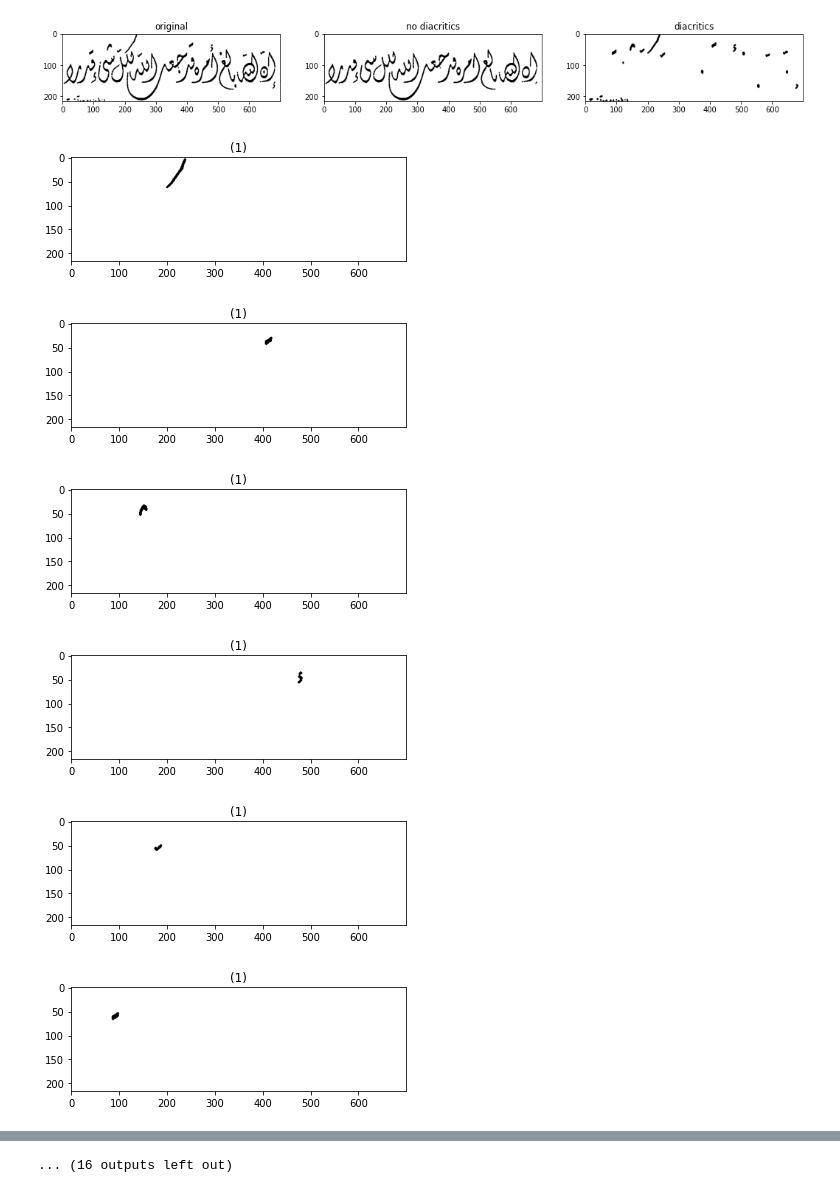
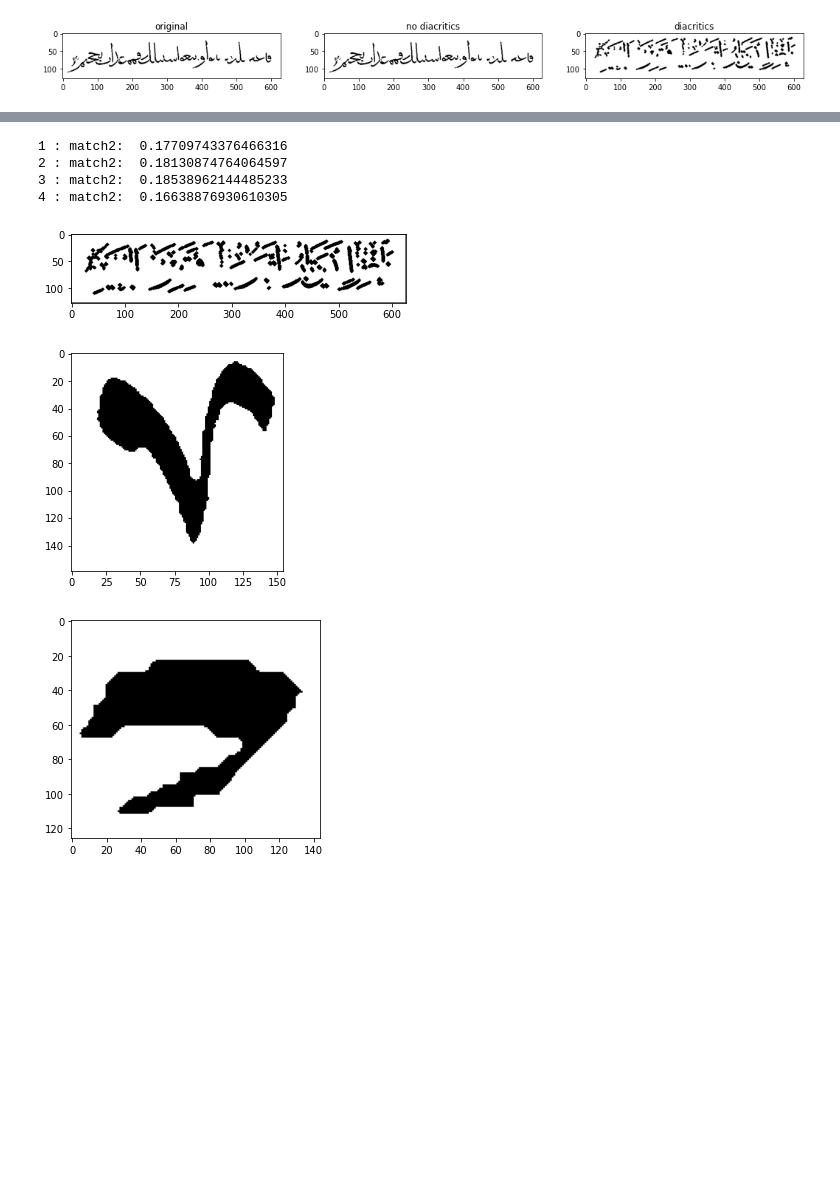
Before and after one commit to abdallahabusedo/Arabico, a Jupyter notebook: text_extraction.ipynb, the cells around one changed output, grey strips where cells are left out. Cells and saved outputs as stored; diff of their text form; code cells hidden in the pictures; blank space fills up the shorter version.

```diff
--- a/text_extraction.ipynb
+++ b/text_extraction.ipynb
@@ -11,7 +12,7 @@ from skimage.morphology import binary_dilation,binary_erosion
 %matplotlib inline
 # %%
 # read imahe and convert to Grey scale
-img = imread("./ACDB/ACdata_base/1/0001.jpg", as_gray=True)
+img = imread("./ACDB/ACdata_base/8/1306.jpg", as_gray=True)
 img = img.astype(np.float64) / np.max(img)
 img = 255 * img
 img = img.astype(np.uint8)
@@ -107,40 +108,35 @@ max_img = np.copy(img)
 max_num = 0
 # loop on pixels and if dark && !vis then apply flood fill on it
 for i in range(img_int.shape[0]):
     for j in range(img_int.shape[1]):
         if vis[i][j] == 0 and img_with_connection[i][j] == False:
             img_copy = np.copy(img)
             img_copy[:] = True
             size_comp = bfs(i,j,vis,img_with_connection,img_copy,img)
             if size_comp > max_num:
                 max_num = size_comp
                 max_img = np.copy(img_copy)
 
 img_diacritics = np.copy(img)
 img_diacritics =  ~(img^max_img)
 # get diacritics
 img_diacritics = binary_dilation(img_diacritics)
 img_diacritics = binary_erosion(img_diacritics)
 img_diacritics = binary_erosion(img_diacritics)
-show_images([img,max_img,img_diacritics],["original","no diacritics","diacritics"])
+show_images([max_img, max_img, img_diacritics], [
+            "original", "no diacritics", "diacritics"])
 vis = np.zeros(img.shape)
 imgs =[ ]
 for i in range(img.shape[0]):
     for j in range(img.shape[1]):
         if vis[i][j] == 0 and img_diacritics[i][j] == False:
             img_copy = np.copy(img)
             img_copy[:] = True
             size_comp = bfs(i,j,vis,img_diacritics,img_copy,img_diacritics)
             ratio = size_comp/(img.shape[0]*img.shape[1])
             if ratio > 1/10000:
                 imgs.append(img_copy)
-for i in imgs:
-    show_images([i])
+# for i in imgs:
+#     show_images([i])
 # %% [output]
-[figure, old version]
+[figure, new version]
-[figure, removed]
-[figure, removed]
-[figure, removed]
-[figure, removed]
-[figure, removed]
-[figure, removed]
@@ -152 +143,48 @@ for i in imgs:
-... (16 outputs left out)
+# %%
+Template1 = imread("./1.png", as_gray=True)
+Template2 = imread("./2.png", as_gray=True)
+_, BW1 = cv2.threshold(Template1, 0, 255, cv2.THRESH_BINARY)
+_, BW2 = cv2.threshold(Template2, 0, 255, cv2.THRESH_BINARY)
+BW1 = BW1.astype(np.uint8)
+BW2 = BW2.astype(np.uint8)
+contours1 , hierarchy = cv2.findContours(BW1,cv2.RETR_CCOMP,cv2.CHAIN_APPROX_SIMPLE)
+contours2 , hierarchy = cv2.findContours(BW2,cv2.RETR_CCOMP,cv2.CHAIN_APPROX_SIMPLE)
+
+SC1 = sorted(contours1,key=cv2.contourArea,reverse=True)
+SC2 = sorted(contours2,key=cv2.contourArea,reverse=True)
+
+temp1 = SC1[1]
+temp2 = SC2[1]
+
+img_diacritics = img_diacritics.astype(np.uint8)
+contours3, hierarchy = cv2.findContours(img_diacritics, cv2.RETR_CCOMP, cv2.CHAIN_APPROX_SIMPLE)
+i=1
+for c in contours3:
+    match1 =cv2.matchShapes(temp1,c,3,0.0)
+    match2 =cv2.matchShapes(temp2,c,3,0.0)
+    if match1<0.2:
+        print(i,": match1: ",match1)
+        i += 1
+    if match2<0.2:
+        print(i,": match2: ",match2)
+        i += 1
+
+
+cv2.drawContours(img_diacritics, contours3, -1, (0, 0, 255), 1)
+plt.imshow(img_diacritics)
+plt.show()
+
+# plt.imshow(Template1)
+# plt.show()
+plt.imshow(BW1)
+plt.show()
+plt.imshow(BW2)
+plt.show()
+# %% [output]
+1 : match2:  0.17709743376466316
+2 : match2:  0.18130874764064597
+3 : match2:  0.18538962144485233
+4 : match2:  0.16638876930610305
+[figure, added]
+[figure, added]
+[figure, added]
```
Also changed, not shown: parts of 6 cells of this notebook, 2 other files.
